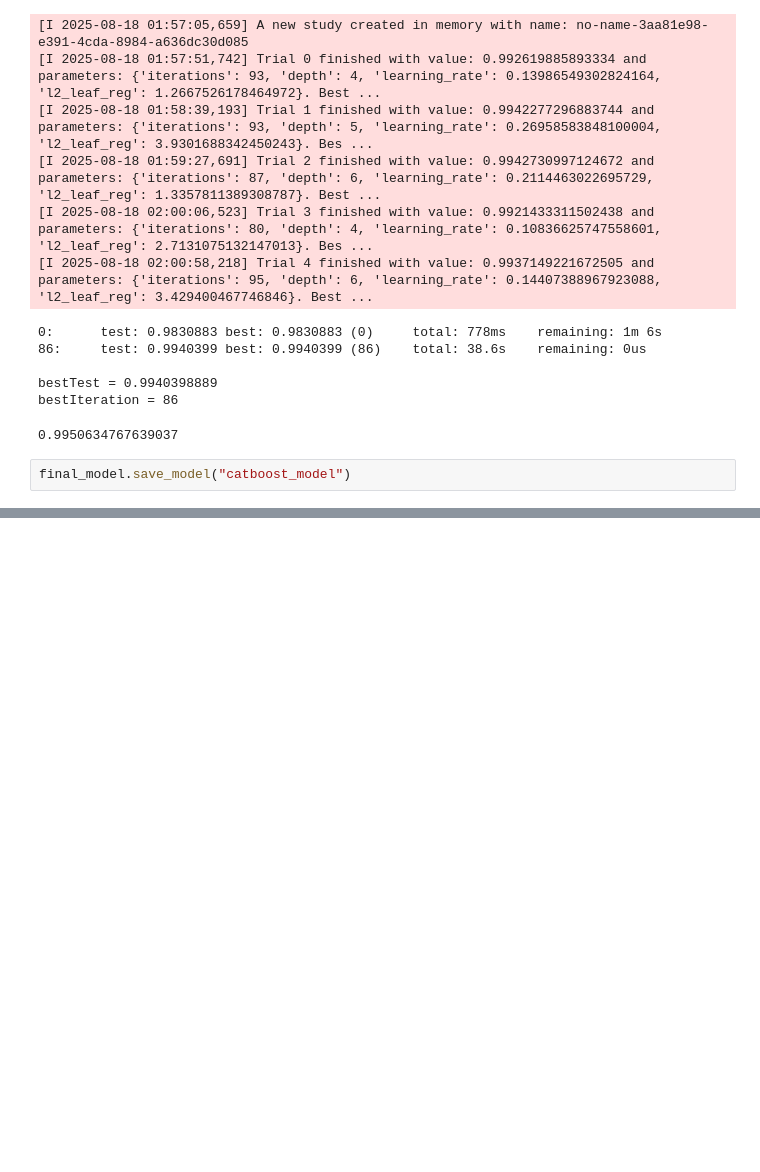
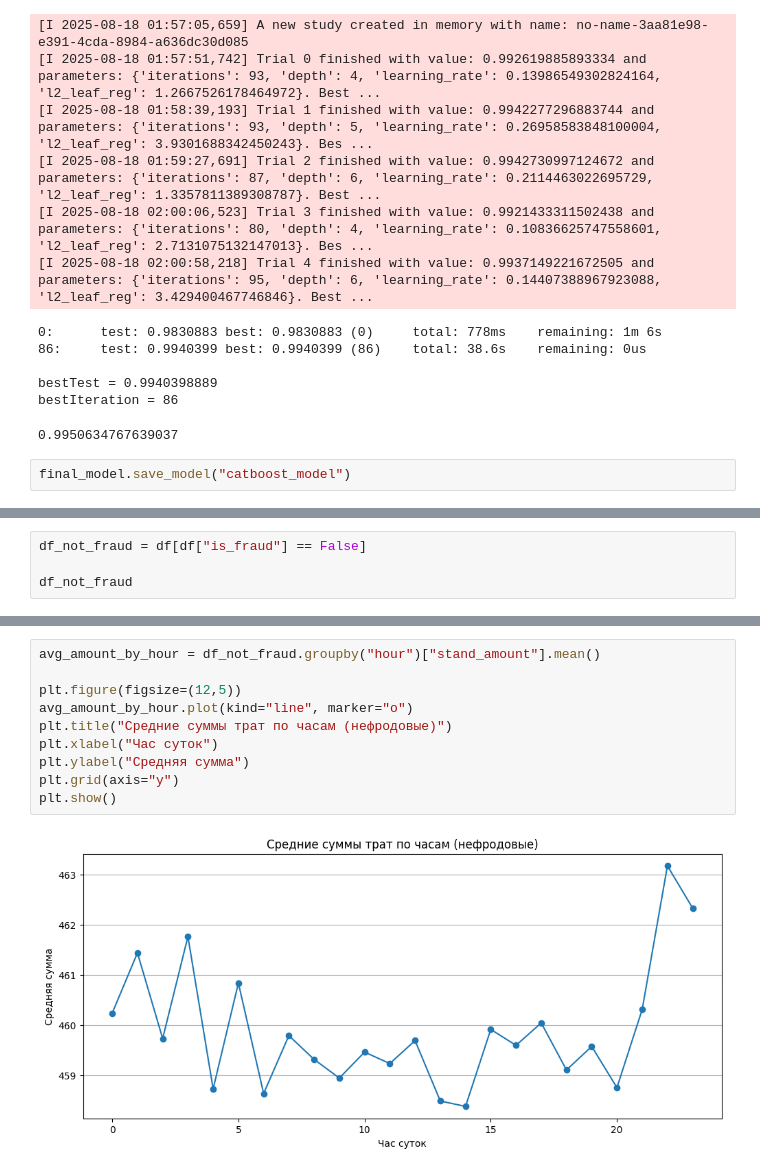
Before and after one commit to Ovoshchko/ATH_Transactions_EDA, a Jupyter notebook: eda.ipynb, the cells around one changed output, grey strips where cells are left out. Saved outputs shown, nothing was run; the diff lists cells and outputs as text; blank space fills up the shorter version.

```diff
--- a/eda.ipynb
+++ b/eda.ipynb
@@ -399,0 +433,4 @@ final_model.save_model("catboost_model")
+# %%
+df_not_fraud = df[df["is_fraud"] == False]
+
+df_not_fraud
@@ -399,0 +451,12 @@ final_model.save_model("catboost_model")
+# %%
+avg_amount_by_hour = df_not_fraud.groupby("hour")["stand_amount"].mean()
+
+plt.figure(figsize=(12,5))
+avg_amount_by_hour.plot(kind="line", marker="o")
+plt.title("Средние суммы трат по часам (нефродовые)")
+plt.xlabel("Час суток")
+plt.ylabel("Средняя сумма")
+plt.grid(axis="y")
+plt.show()
+# %% [output]
+[figure, added]
```
Also changed, not shown: parts of 25 cells of this notebook, 1 other file.
